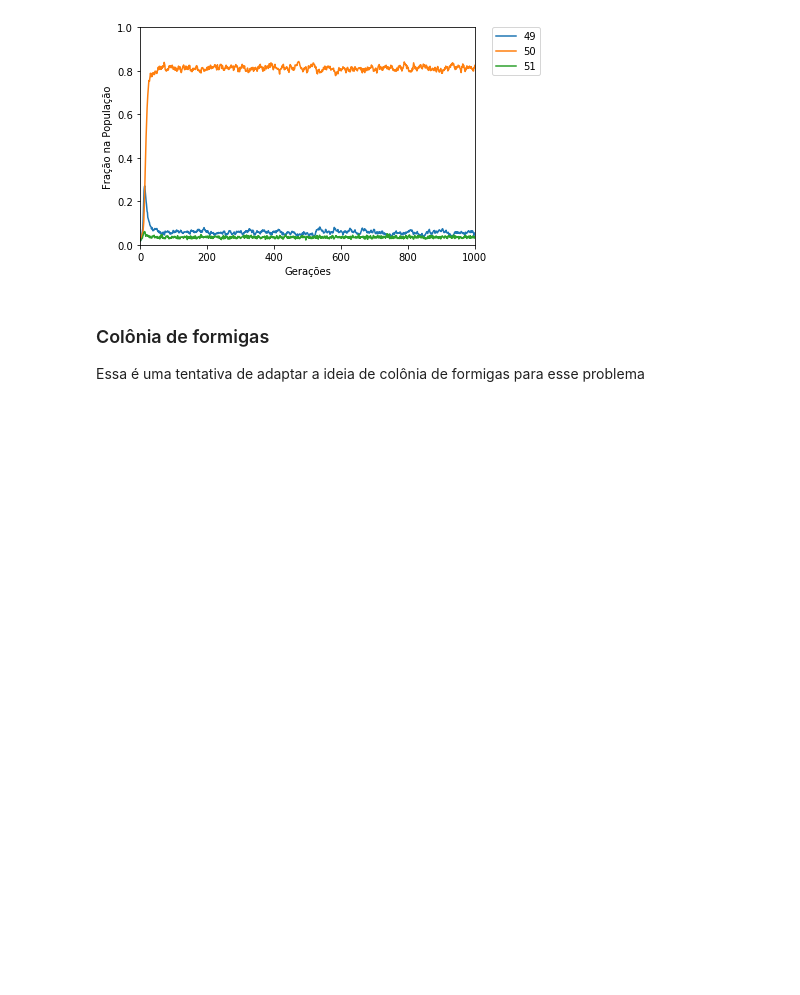
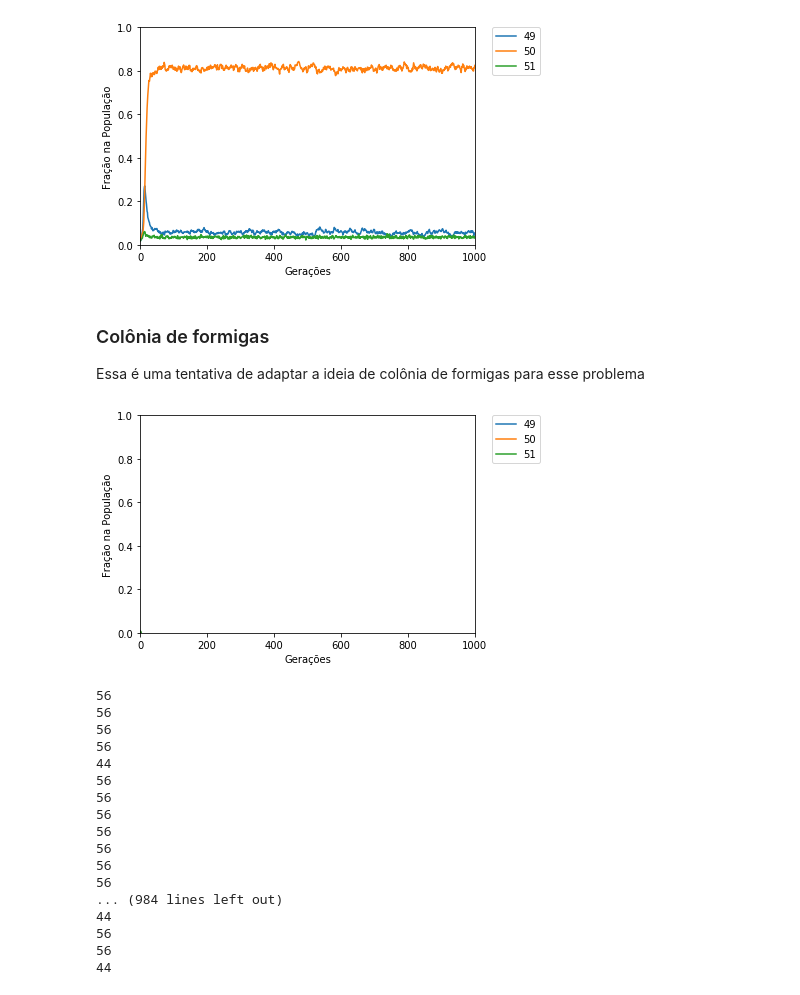
Before and after one commit to gaabrielfranco/game-theory-w1, a Jupyter notebook: twin-sisters.ipynb, the cells around one changed output. Saved outputs shown, nothing was run; the diff lists cells and outputs as text; code cells hidden in the pictures; blank space fills up the shorter version.

```diff
--- a/twin-sisters.ipynb
+++ b/twin-sisters.ipynb
@@ -298,9 +310,9 @@ Essa é uma tentativa de adaptar a ideia de colônia de formigas para esse probl
 # %%
-def ACO(iterations = 1000, n = 1000, k = 100, m = 10, mutation_type = "default", \
-       reproduction_type = "default", generate_method = "default"):
+def ACO(iterations = 1000, n = 1000, k = 100, m = 10, decay = 0.7):
     # Geração da população de agentes
     agents = []
-    generate_initial_population(agents, n, generate_method)
+    generate_initial_population(agents, n)
+
 
     strategies_tracked = {49, 50, 51}
 
@@ -319,28 +331,35 @@ def ACO(iterations = 1000, n = 1000, k = 100, m = 10, mutation_type = "default",
     number_agents = {}
 
     # Vetor de feromônios (estratégia, feromônio)
-    pheromones = [(i, 1) for i in range(1, 102)]
+    #pheromones = collections.OrderedDict()
+    #for strategy in range(1, 102):
+    #    pheromones[strategy] = 1 / 101
+    pheromones = [1 for i in range(1, 102)]
+    #pheromones[49] += 2
 
     # Para cada iteração
     for i in range(0, iterations):
         # Cada agente joga k partidas contra jogadores aleatórios
         for agent in agents:
-            for num_matches in range(0, k):
+            for num_matches in range(k):
                 random_player = random.randint(0, n - 1)
                 agent.compute_score(agents[random_player])
 
         # Ordenando os agentes pelo score
         agents.sort()
 
-        # Computando os feromônios para cada estratégia
-        for agent in agents:
-            s = agent.get_strategy()
+        # Fase de evaporação do feromônio
+        for p in range(len(pheromones)):
+            pheromones[p] *= decay
 
+        # Fase de reforço do feromônio (aumentar as m melhores)
+        for j in range(0, m):
+            strategy = agents[j].get_strategy()
+            delta = agents[j].get_score() / k
+            pheromones[strategy - 1] += delta
 
-
-        # Gerando as probabilidades de acordo com os feromônios
-
-
+        # Construir uma nova solução baseada nos feromônios
+        solution_construction(agents, pheromones)
 
         # Limpando os scores para a próxima geração
         for agent in agents:
@@ -361,3 +380,27 @@ def ACO(iterations = 1000, n = 1000, k = 100, m = 10, mutation_type = "default",
                 fraction_agents[s].append(number_agents[s]/n)
 
     plot_results(strategies_tracked, fraction_agents, iterations)
+
+    for agent in agents:
+        print(agent.get_strategy())
+# %%
+ACO(m = 1, decay = 0.5)
+# %% [output]
+[figure, added]
+56
+56
+56
+56
+44
+56
+56
+56
+56
+56
+56
+56
+... (984 lines left out)
+44
+56
+56
+44
```
Also changed, not shown: parts of 4 cells of this notebook.
